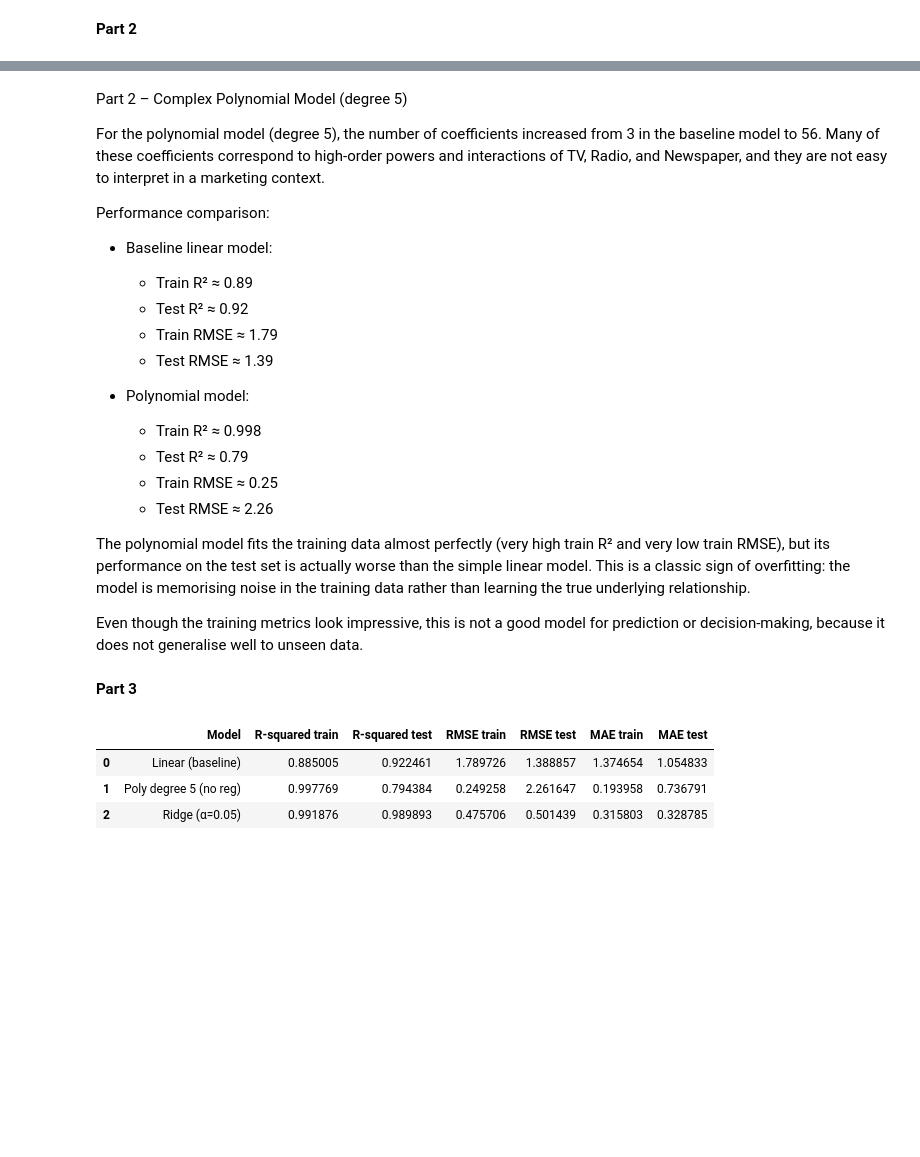
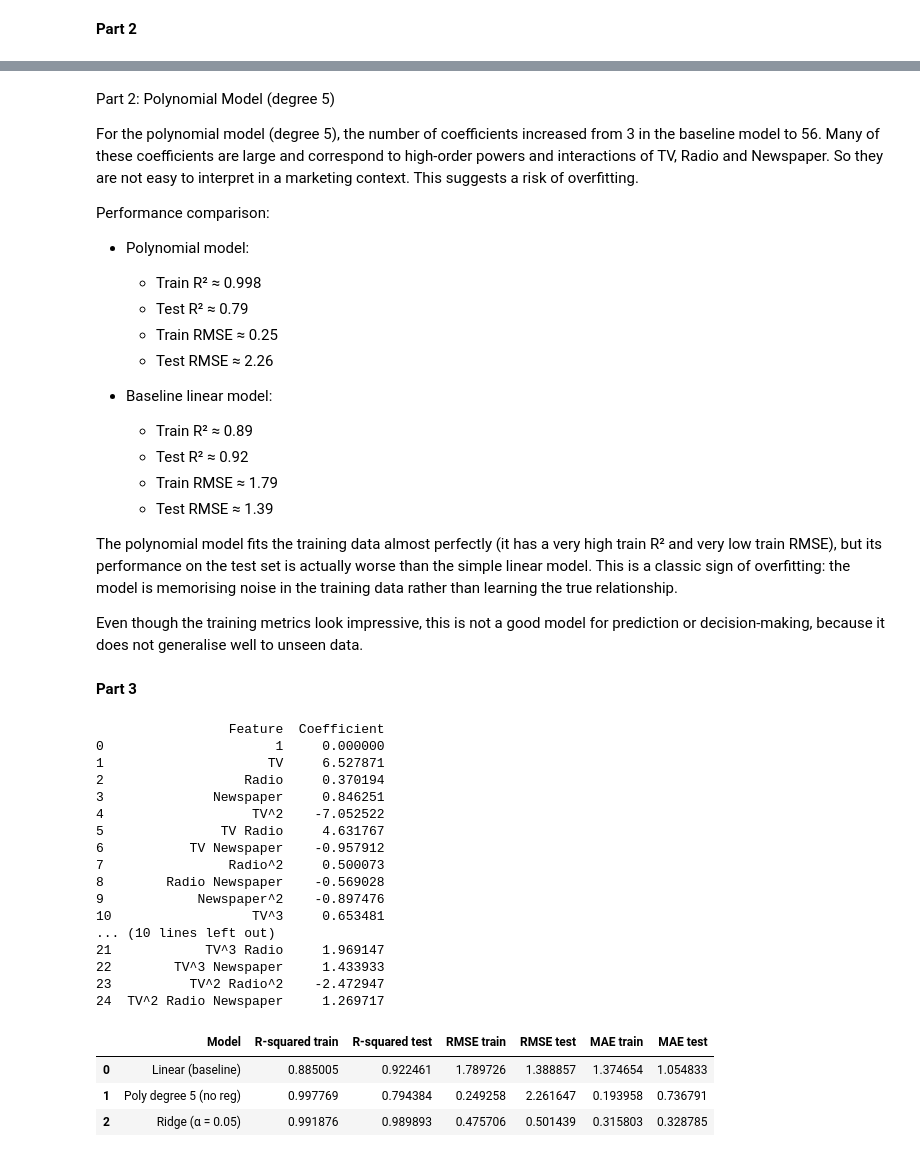
Before and after one commit to Katpst/ML, a Jupyter notebook: The_Overfitting_Trap_in_Marketing_ROI.ipynb, the cells around one changed output, grey strips where cells are left out. Drawn from its saved outputs; the diff is of its cells as text; code cells hidden in the pictures; blank space fills up the shorter version.

```diff
--- a/The_Overfitting_Trap_in_Marketing_ROI.ipynb
+++ b/The_Overfitting_Trap_in_Marketing_ROI.ipynb
@@ -167,11 +155,17 @@ Number of polynomial coefficients: 56
 | 0 | Linear (baseline) | 0.885005 | 0.922461 | 1.789726 | 1.388857 | 1.374654 | 1.054833 |
 | 1 | Poly degree 5 (no reg) | 0.997769 | 0.794384 | 0.249258 | 2.261647 | 0.193958 | 0.736791 |
 # %% [markdown]
-Part 2 – Complex Polynomial Model (degree 5)
+Part 2: Polynomial Model (degree 5)
 
-For the polynomial model (degree 5), the number of coefficients increased from 3 in the baseline model to 56. Many of these coefficients correspond to high-order powers and interactions of TV, Radio, and Newspaper, and they are not easy to interpret in a marketing context.
+For the polynomial model (degree 5), the number of coefficients increased from 3 in the baseline model to 56. Many of these coefficients are large and correspond to high-order powers and interactions of TV, Radio and Newspaper. So they are not easy to interpret in a marketing context. This suggests a risk of overfitting.
 
 Performance comparison:
+
+- Polynomial model:
+  - Train R² ≈ 0.998
+  - Test R² ≈ 0.79
+  - Train RMSE ≈ 0.25
+  - Test RMSE ≈ 2.26
 
 - Baseline linear model:
   - Train R² ≈ 0.89
@@ -179,54 +173,71 @@ Performance comparison:
   - Train RMSE ≈ 1.79
   - Test RMSE ≈ 1.39
 
-- Polynomial model:
-  - Train R² ≈ 0.998
-  - Test R² ≈ 0.79
-  - Train RMSE ≈ 0.25
-  - Test RMSE ≈ 2.26
-
-The polynomial model fits the training data almost perfectly (very high train R² and very low train RMSE), but its performance on the test set is actually worse than the simple linear model. This is a classic sign of overfitting: the model is memorising noise in the training data rather than learning the true underlying relationship.
+The polynomial model fits the training data almost perfectly (it has a very high train R² and very low train RMSE), but its performance on the test set is actually worse than the simple linear model. This is a classic sign of overfitting: the model is memorising noise in the training data rather than learning the true relationship.
 
 Even though the training metrics look impressive, this is not a good model for prediction or decision-making, because it does not generalise well to unseen data.
 # %% [markdown]
 **Part 3**
 # %%
-from sklearn.linear_model import Ridge, Lasso
+from sklearn.linear_model import Ridge
 
 ridge = Ridge(alpha=0.05)
 ridge.fit(X_train_poly_scaled, y_train)
 
-len(ridge.coef_), ridge.coef_[:5]
+len(ridge.coef_), ridge.coef_[:10]
 
 y_train_ridge_pred = ridge.predict(X_train_poly_scaled)
 y_test_ridge_pred = ridge.predict(X_test_poly_scaled)
 
-#Metrics
-
+# Metrics
 ridge_r2_train = r2_score(y_train, y_train_ridge_pred)
 ridge_r2_test = r2_score(y_test, y_test_ridge_pred)
 
 ridge_rmse_train = sqrt(mean_squared_error(y_train, y_train_ridge_pred))
 ridge_rmse_test = sqrt(mean_squared_error(y_test, y_test_ridge_pred))
 
 ridge_mae_train = mean_absolute_error(y_train, y_train_ridge_pred)
 ridge_mae_test = mean_absolute_error(y_test, y_test_ridge_pred)
 
+coef_names = poly.get_feature_names_out(["TV", "Radio", "Newspaper"])
+ridge_coefficients = pd.DataFrame({
+    "Feature": coef_names,
+    "Coefficient": ridge.coef_
+})
+print(ridge_coefficients.head(25))
+
 results.append({
-    "Model": "Ridge (α=0.05)",
+    "Model": "Ridge (α = 0.05)",
     "R-squared train": ridge_r2_train,
     "R-squared test": ridge_r2_test,
     "RMSE train": ridge_rmse_train,
     "RMSE test": ridge_rmse_test,
     "MAE train": ridge_mae_train,
     "MAE test": ridge_mae_test
 })
 
 results_df = pd.DataFrame(results)
 results_df
 # %% [output]
+                 Feature  Coefficient
+0                      1     0.000000
+1                     TV     6.527871
+2                  Radio     0.370194
+3              Newspaper     0.846251
+4                   TV^2    -7.052522
+5               TV Radio     4.631767
+6           TV Newspaper    -0.957912
+7                Radio^2     0.500073
+8        Radio Newspaper    -0.569028
+9            Newspaper^2    -0.897476
+10                  TV^3     0.653481
+... (10 lines left out)
+21            TV^3 Radio     1.969147
+22        TV^3 Newspaper     1.433933
+23          TV^2 Radio^2    -2.472947
+24  TV^2 Radio Newspaper     1.269717
 |  | Model | R-squared train | R-squared test | RMSE train | RMSE test | MAE train | MAE test |
 | 0 | Linear (baseline) | 0.885005 | 0.922461 | 1.789726 | 1.388857 | 1.374654 | 1.054833 |
 | 1 | Poly degree 5 (no reg) | 0.997769 | 0.794384 | 0.249258 | 2.261647 | 0.193958 | 0.736791 |
-| 2 | Ridge (α=0.05) | 0.991876 | 0.989893 | 0.475706 | 0.501439 | 0.315803 | 0.328785 |
+| 2 | Ridge (α = 0.05) | 0.991876 | 0.989893 | 0.475706 | 0.501439 | 0.315803 | 0.328785 |
 # %%
```
Also changed, not shown: parts of 8 cells of this notebook.
